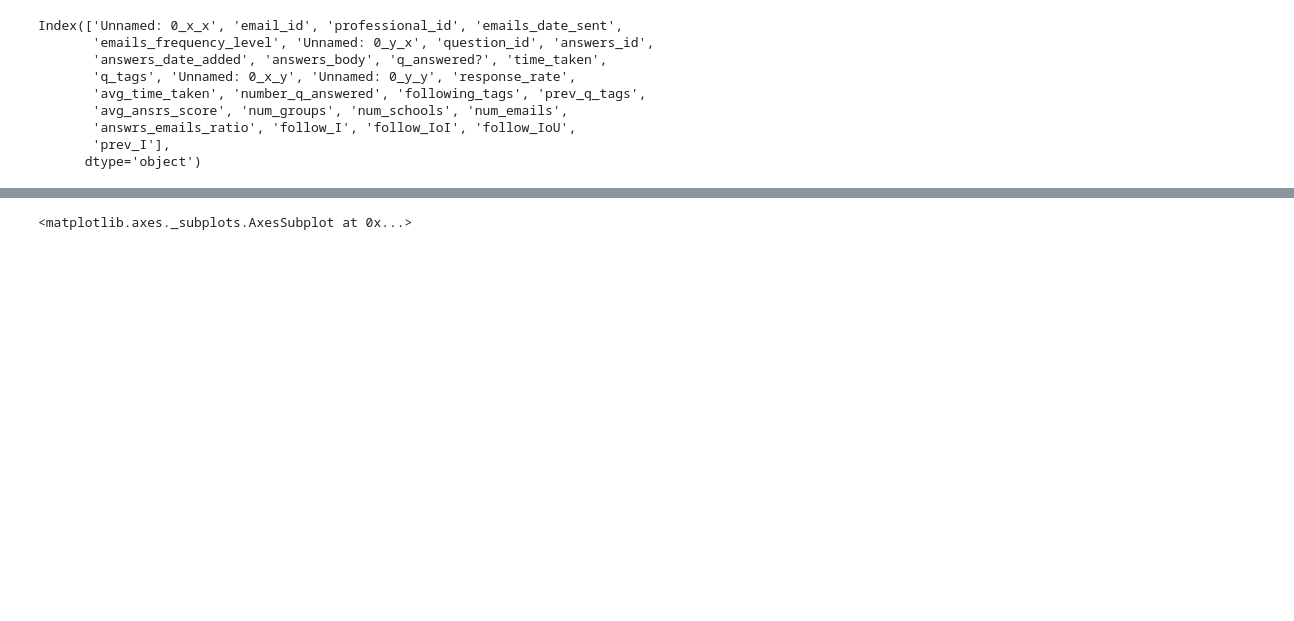
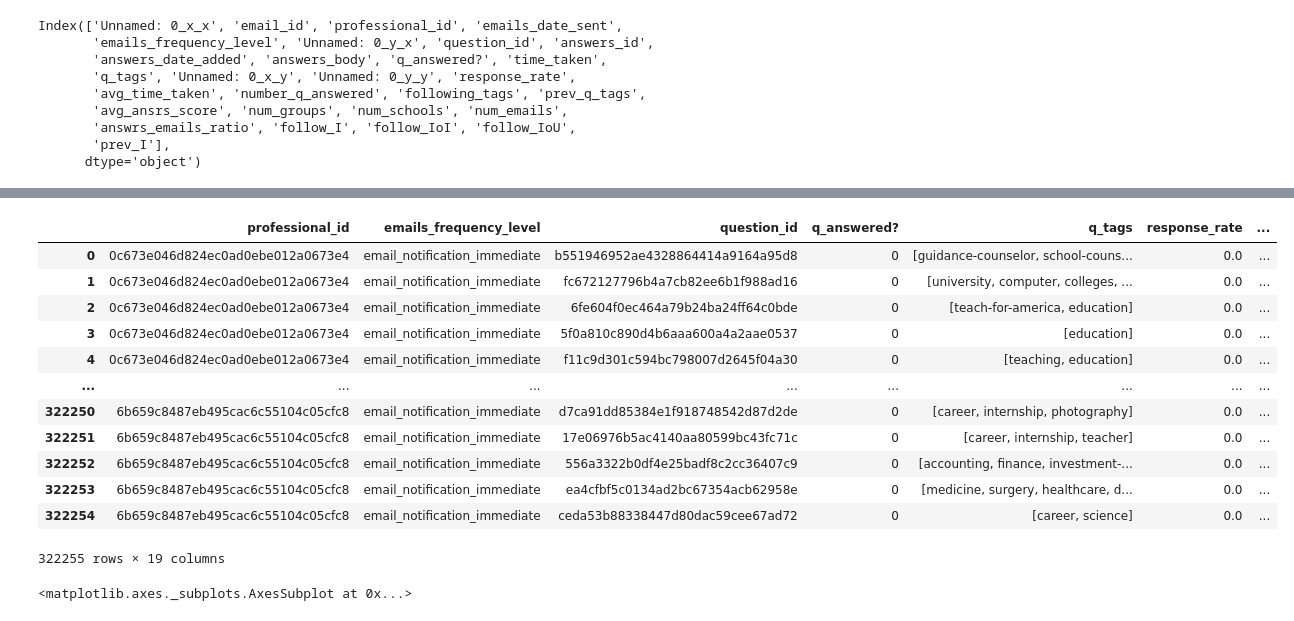
Before and after one commit to jccf12/career_village_challenge, a Jupyter notebook: Data_prep_and_model.ipynb, the cells around one changed output, grey strips where cells are left out. Saved outputs shown, nothing was run; the diff lists cells and outputs as text; code cells hidden in the pictures; blank space fills up the shorter version.

```diff
--- a/Data_prep_and_model.ipynb
+++ b/Data_prep_and_model.ipynb
@@ -218,3 +234,19 @@ model_dataset1 = model_dataset.drop(columns = ["email_id", "emails_date_sent", "
+# %%
+model_dataset1
+# %% [output]
+|  | professional_id | emails_frequency_level | question_id | q_answered? | q_tags | response_rate | ... |
+| 0 | 0c673e046d824ec0ad0ebe012a0673e4 | email_notification_immediate | b551946952ae4328864414a9164a95d8 | 0 | [guidance-counselor, school-couns... | 0.0 | ... |
+| 1 | 0c673e046d824ec0ad0ebe012a0673e4 | email_notification_immediate | fc672127796b4a7cb82ee6b1f988ad16 | 0 | [university, computer, colleges, ... | 0.0 | ... |
+| 2 | 0c673e046d824ec0ad0ebe012a0673e4 | email_notification_immediate | 6fe604f0ec464a79b24ba24ff64c0bde | 0 | [teach-for-america, education] | 0.0 | ... |
+| 3 | 0c673e046d824ec0ad0ebe012a0673e4 | email_notification_immediate | 5f0a810c890d4b6aaa600a4a2aae0537 | 0 | [education] | 0.0 | ... |
+| 4 | 0c673e046d824ec0ad0ebe012a0673e4 | email_notification_immediate | f11c9d301c594bc798007d2645f04a30 | 0 | [teaching, education] | 0.0 | ... |
+| ... | ... | ... | ... | ... | ... | ... | ... |
+| 322250 | 6b659c8487eb495cac6c55104c05cfc8 | email_notification_immediate | d7ca91dd85384e1f918748542d87d2de | 0 | [career, internship, photography] | 0.0 | ... |
+| 322251 | 6b659c8487eb495cac6c55104c05cfc8 | email_notification_immediate | 17e06976b5ac4140aa80599bc43fc71c | 0 | [career, internship, teacher] | 0.0 | ... |
+| 322252 | 6b659c8487eb495cac6c55104c05cfc8 | email_notification_immediate | 556a3322b0df4e25badf8c2cc36407c9 | 0 | [accounting, finance, investment-... | 0.0 | ... |
+| 322253 | 6b659c8487eb495cac6c55104c05cfc8 | email_notification_immediate | ea4cfbf5c0134ad2bc67354acb62958e | 0 | [medicine, surgery, healthcare, d... | 0.0 | ... |
+| 322254 | 6b659c8487eb495cac6c55104c05cfc8 | email_notification_immediate | ceda53b88338447d80dac59cee67ad72 | 0 | [career, science] | 0.0 | ... |
+322255 rows × 19 columns
 # %%
 model_dataset = model_dataset.drop(columns = ["email_id", "professional_id", "emails_date_sent", "emails_frequency_level",
                               "answers_id", "answers_date_added", "answers_body", "time_taken",
```
Also changed, not shown: parts of 2 cells of this notebook.
